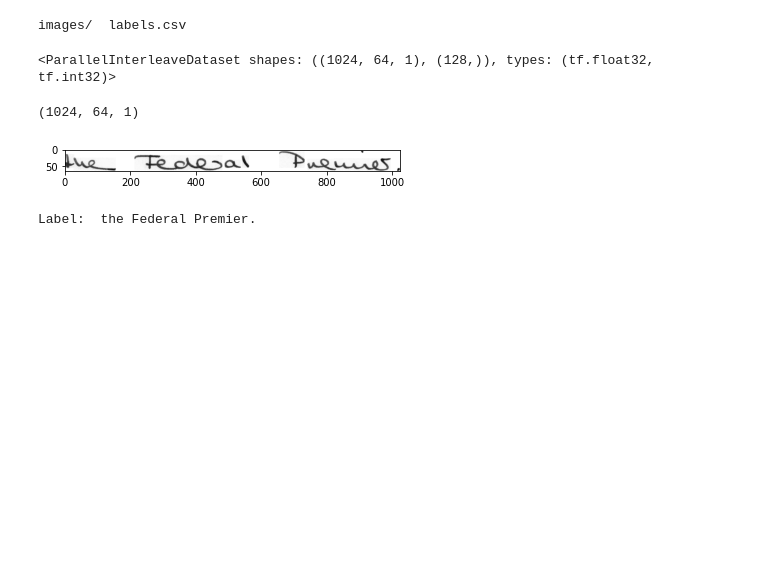
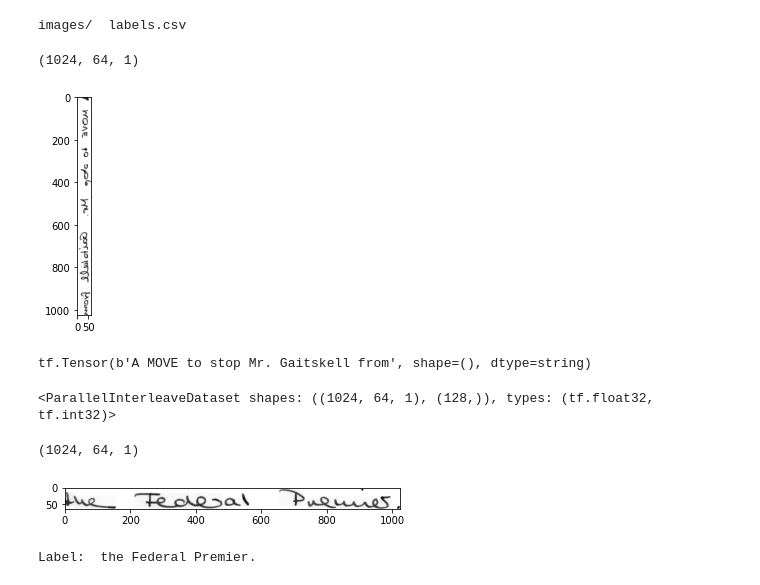
Before and after one commit to ericburdett/hwr, a Jupyter notebook: notebook-tf.ipynb, the cells around one changed output. Saved outputs shown, nothing was run; the diff lists cells and outputs as text; code cells hidden in the pictures; blank space fills up the shorter version.

```diff
--- a/notebook-tf.ipynb
+++ b/notebook-tf.ipynb
@@ -792,0 +855,34 @@ class IamTfDataset(tf.data.Dataset):
+# %%
+class IamTfDataset(tf.data.Dataset):
+  desired_size = (64, 1024, 1)
+  def _generator(num_samples):
+    img_path = '/content/iam/images/'
+    labels_path = '/content/iam/labels.csv'
+
+    if not os.path.exists(labels_path) or not os.path.exists(img_path):
+      raise Exception('Iam dataset does not exist in ' + labels_path)
+
+    # desired_size = (1024, 64, 1)
+    df = pd.read_csv('/content/iam/labels.csv', header=None, sep='\t', names=['word', 'transcription'], quoting=csv.QUOTE_NONE)
+
+    if num_samples == -1:
+      num_samples = len(df)
+
+    for sample_idx in range(num_samples):
+      img_filepath = img_path + df['word'][sample_idx] + '.png'
+      img = Image.open(img_filepath)
+      img = resize_img(img, IamTfDataset.desired_size)
+      x = tf.constant(img, dtype=tf.float32)
+      x = tf.transpose(x)
+      x = tf.expand_dims(x, 2)
+      y = df['transcription'][sample_idx]
+
+      yield (x, y)
+
+  def __new__(cls, num_samples=-1):
+    return tf.data.Dataset.from_generator(
+        cls._generator,
+        output_types=(tf.float32, tf.string),
+        output_shapes=(None, None),
+        args=(num_samples,)
+    )
@@ -793,3 +891,14 @@ class IamTfDataset(tf.data.Dataset):
+# %%
+for x, y in dataset:
+  print(x.shape)
+  plt.imshow(tf.squeeze(x), cmap='gray')
+  plt.pause(.1)
+  print(y)
+  break
+# %% [output]
+(1024, 64, 1)
+[figure, added]
+tf.Tensor(b'A MOVE to stop Mr. Gaitskell from', shape=(), dtype=string)
 # %%
 tf.data.Dataset.range(2).interleave(IamTfDataset, num_parallel_calls=tf.data.experimental.AUTOTUNE)
 # %% [output]
```
Also changed, not shown: parts of 23 cells of this notebook.
